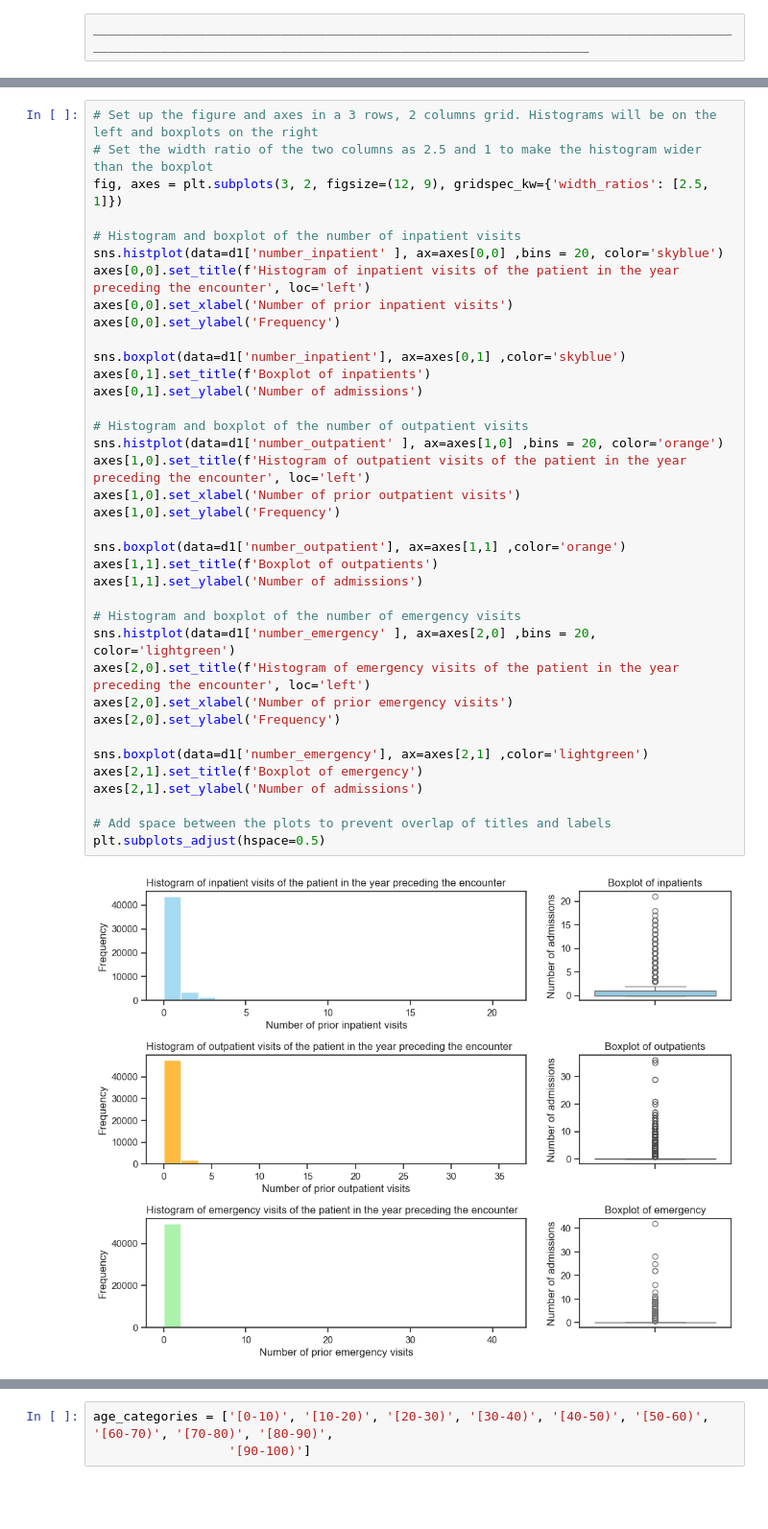
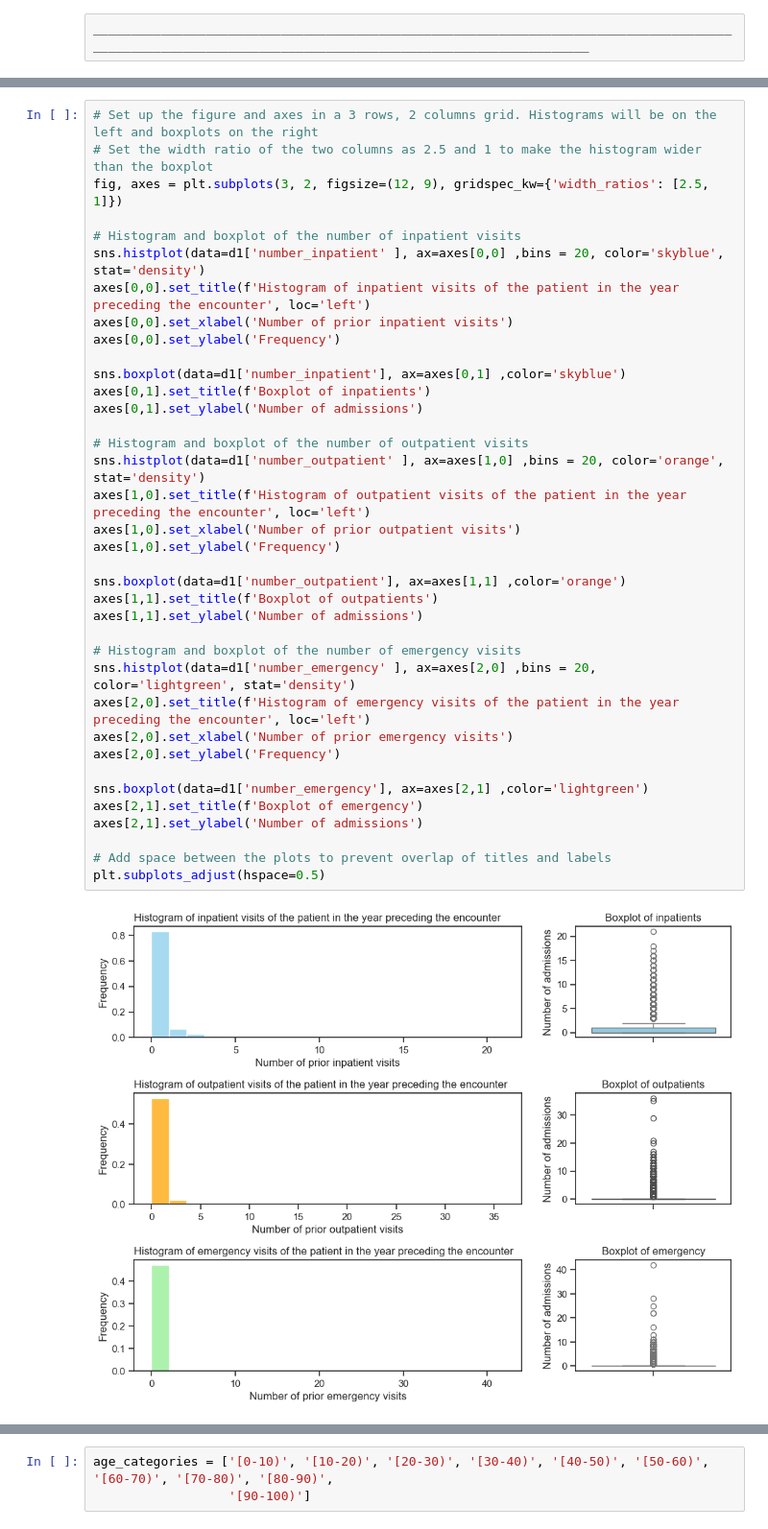
Before and after one commit to johnmarquess/IFN509, a Jupyter notebook: Assignment1_submission/assigment1_analysis.ipynb, the cells around one changed output, grey strips where cells are left out. Shown at 96% size. Saved outputs shown, nothing was run; the diff lists cells and outputs as text; blank space fills up the shorter version.

Commit message:
more work on outliers and visualisations

```diff
--- a/Assignment1_submission/assigment1_analysis.ipynb
+++ b/Assignment1_submission/assigment1_analysis.ipynb
@@ -152,36 +132,36 @@ sns.histplot(data=d1['num_lab_procedures'], kde=True, color='skyblue', bins=20)
 fig, axes = plt.subplots(3, 2, figsize=(12, 9), gridspec_kw={'width_ratios': [2.5, 1]})
 
 # Histogram and boxplot of the number of inpatient visits
-sns.histplot(data=d1['number_inpatient' ], ax=axes[0,0] ,bins = 20, color='skyblue')
+sns.histplot(data=d1['number_inpatient' ], ax=axes[0,0] ,bins = 20, color='skyblue', stat='density')
 axes[0,0].set_title(f'Histogram of inpatient visits of the patient in the year preceding the encounter', loc='left')
 axes[0,0].set_xlabel('Number of prior inpatient visits')
 axes[0,0].set_ylabel('Frequency')
 
 sns.boxplot(data=d1['number_inpatient'], ax=axes[0,1] ,color='skyblue')
 axes[0,1].set_title(f'Boxplot of inpatients')
 axes[0,1].set_ylabel('Number of admissions')
 
 # Histogram and boxplot of the number of outpatient visits
-sns.histplot(data=d1['number_outpatient' ], ax=axes[1,0] ,bins = 20, color='orange')
+sns.histplot(data=d1['number_outpatient' ], ax=axes[1,0] ,bins = 20, color='orange', stat='density')
 axes[1,0].set_title(f'Histogram of outpatient visits of the patient in the year preceding the encounter', loc='left')
 axes[1,0].set_xlabel('Number of prior outpatient visits')
 axes[1,0].set_ylabel('Frequency')
 
 sns.boxplot(data=d1['number_outpatient'], ax=axes[1,1] ,color='orange')
 axes[1,1].set_title(f'Boxplot of outpatients')
 axes[1,1].set_ylabel('Number of admissions')
 
 # Histogram and boxplot of the number of emergency visits
-sns.histplot(data=d1['number_emergency' ], ax=axes[2,0] ,bins = 20,  color='lightgreen')
+sns.histplot(data=d1['number_emergency' ], ax=axes[2,0] ,bins = 20,  color='lightgreen', stat='density')
 axes[2,0].set_title(f'Histogram of emergency visits of the patient in the year preceding the encounter', loc='left')
 axes[2,0].set_xlabel('Number of prior emergency visits')
 axes[2,0].set_ylabel('Frequency')
 
 sns.boxplot(data=d1['number_emergency'], ax=axes[2,1] ,color='lightgreen')
 axes[2,1].set_title(f'Boxplot of emergency')
 axes[2,1].set_ylabel('Number of admissions')
 
 # Add space between the plots to prevent overlap of titles and labels
 plt.subplots_adjust(hspace=0.5)
 # %% [output]
-[figure, old version]
+[figure, new version]
```
Also changed, not shown: parts of 50 cells of this notebook, 1 other file.
